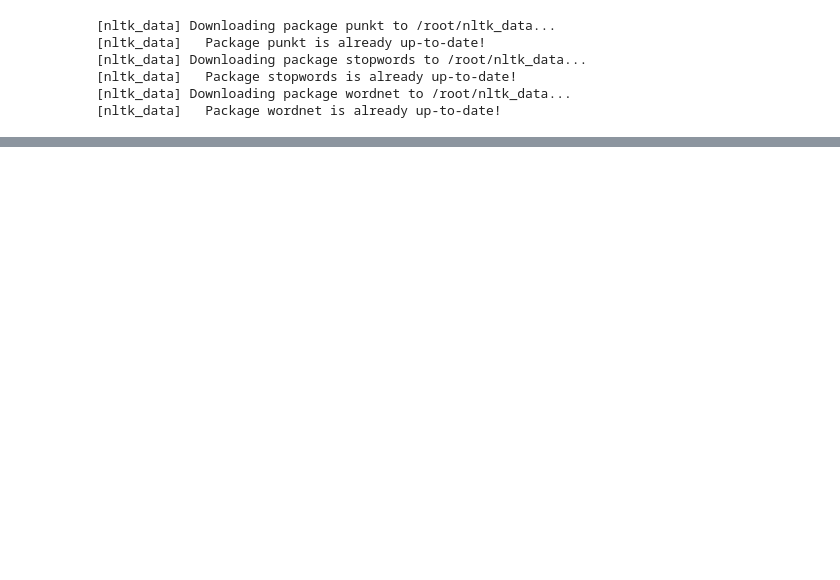
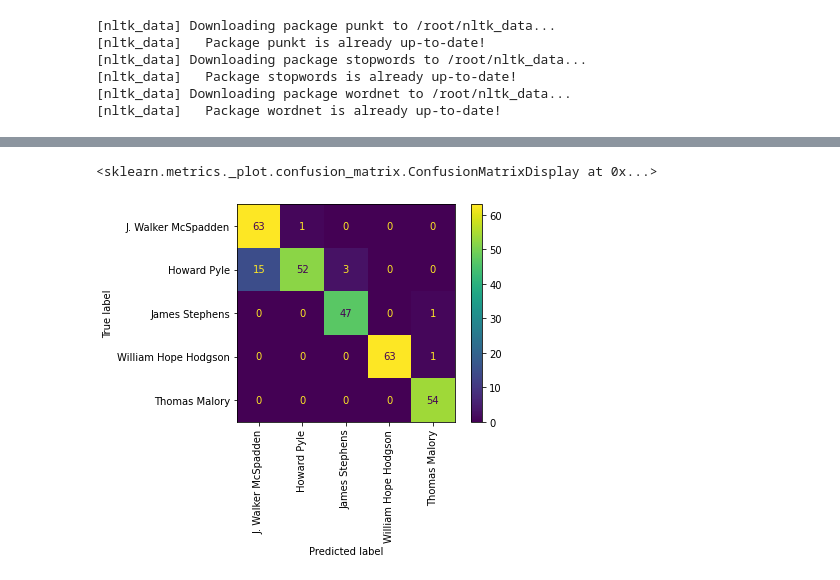
Before and after one commit to HaonanZhang101045166/GNG5125, a Jupyter notebook: Group_Assignment1.ipynb, the cells around one changed output, grey strips where cells are left out. Cells and saved outputs as stored; diff of their text form; code cells hidden in the pictures; blank space fills up the shorter version.

```diff
--- a/Group_Assignment1.ipynb
+++ b/Group_Assignment1.ipynb
@@ -119,0 +229,8 @@ clf = MultinomialNB().fit(X_train_tfidf,df['label'])
+# %%
+#Naive Bayes result Visualizations
+metrics.ConfusionMatrixDisplay.from_estimator(
+    NB_text_clf,test_set,test_label, display_labels=target_names, xticks_rotation="vertical"
+)
+# %% [output]
+<sklearn.metrics._plot.confusion_matrix.ConfusionMatrixDisplay at 0x...>
+[figure, added]
```
Also changed, not shown: parts of 18 cells of this notebook.
